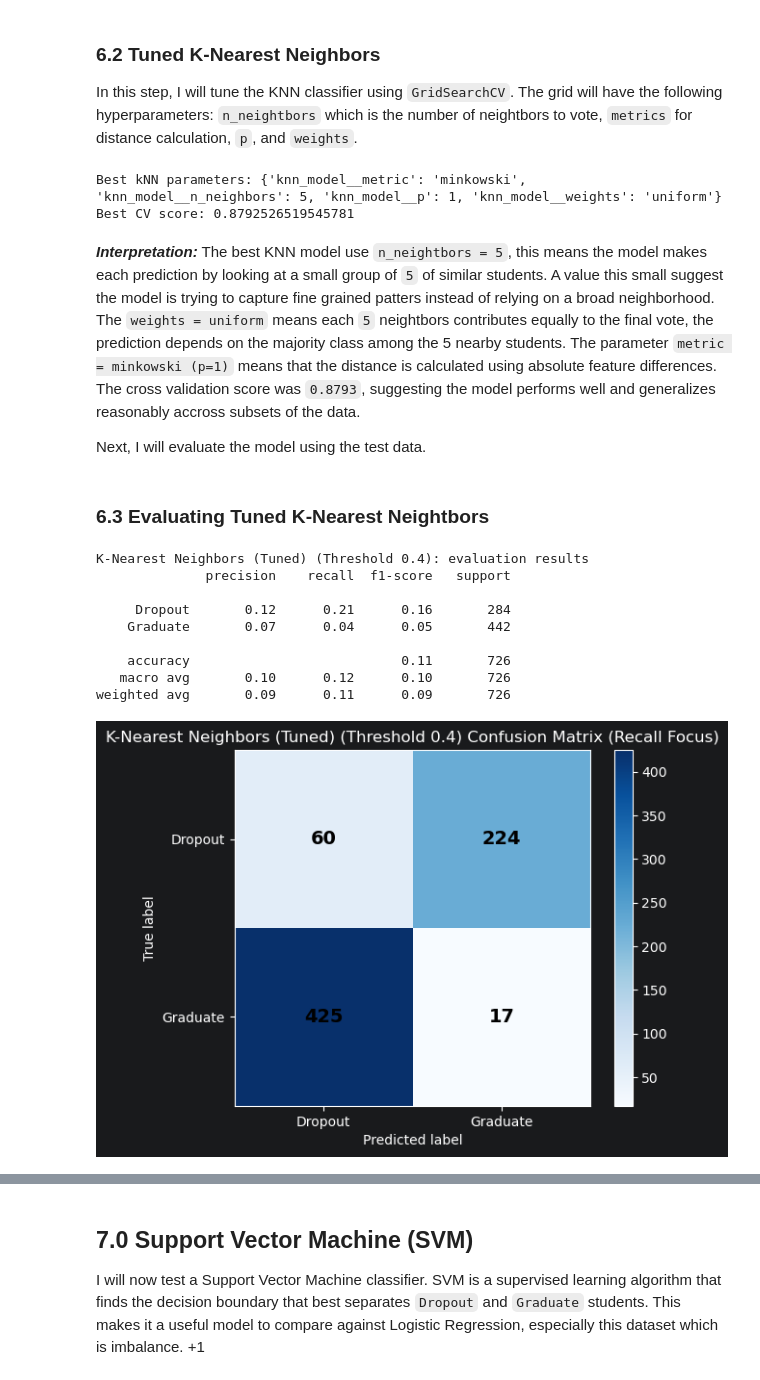
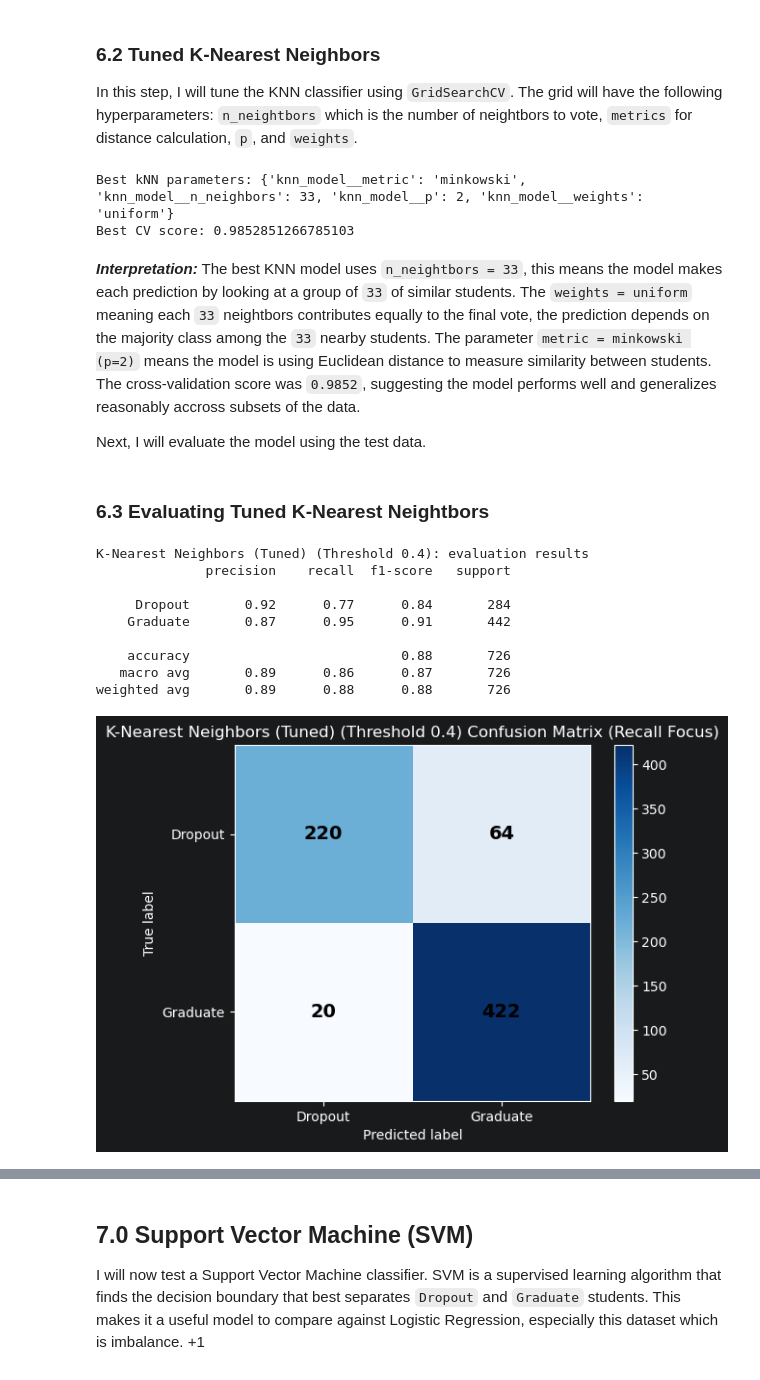
Before and after one commit to weslylaboy/student-outcome-predictor, a Jupyter notebook: notebooks/03_classification_model.ipynb, the cells around one changed output, grey strips where cells are left out. Saved outputs shown, nothing was run; the diff lists cells and outputs as text; code cells hidden in the pictures.

Commit message:
Add support for running on Google Colab. Add SMOTE. Fix threshold logic and update models evaluation.

```diff
--- a/notebooks/03_classification_model.ipynb
+++ b/notebooks/03_classification_model.ipynb
@@ -587,12 +621,13 @@ grid_search = GridSearchCV(
     dt_pipeline,
     param_grid,
     cv=5,  # 5-fold cross-validation
-    scoring='f1_macro',  # for imbalanced multiclass
+    scoring='recall',
     n_jobs=-1
 )
 
 grid_search.fit(X_train, y_train)
 
 print("Best parameters:", grid_search.best_params_)
-best_model = grid_search.best_estimator_
+best_dt_model = grid_search.best_estimator_
+print(grid_search.best_score_)
 # %% [output]
@@ -639,0 +674,21 @@ temp_results
+# %%
+dt_pipeline = ImbPipeline([
+    ('preprocessor', preprocessor),
+    ('smote', SMOTE(random_state=42)),
+    ('dt_model', DecisionTreeClassifier(random_state=42))
+])
+
+# Set up grid search
+grid_search = GridSearchCV(
+    dt_pipeline,
+    param_grid,
+    cv=5,  # 5-fold cross-validation
+    scoring='recall',
+    n_jobs=-1
+)
+
+grid_search.fit(X_train, y_train)
+
+print("Best parameters:", grid_search.best_params_)
+best_dt_model = grid_search.best_estimator_
+print(grid_search.best_score_)
@@ -686,7 +769,7 @@ grid_search_knn = GridSearchCV(
     knn_pipeline,
     param_grid,
     cv=5,  # 5-fold cross-validation
-    scoring='f1_macro',  # for imbalanced multiclass
+    scoring='recall',  # for imbalanced multiclass
     n_jobs=-1
 )
 
@@ -699,25 +782,25 @@ print("Best CV score:", grid_search_knn.best_score_)
 # Get best model
 best_knn_model = grid_search_knn.best_estimator_
 # %% [output]
-Best kNN parameters: {'knn_model__metric': 'minkowski', 'knn_model__n_neighbors': 5, 'knn_model__p': 1, 'knn_model__weights': 'uniform'}
-Best CV score: 0.8792526519545781
+Best kNN parameters: {'knn_model__metric': 'minkowski', 'knn_model__n_neighbors': 33, 'knn_model__p': 2, 'knn_model__weights': 'uniform'}
+Best CV score: 0.9852851266785103
 # %% [markdown]
-***Interpretation:*** The best KNN model use `n_neightbors = 5`, this means the model makes each prediction by looking at a small group of `5` of similar students. A value this small suggest the model is trying to capture fine grained patters instead of relying on a broad neighborhood. The `weights = uniform` means each `5` neightbors contributes equally to the final vote, the prediction depends on the majority class among the 5 nearby students. The parameter `metric = minkowski (p=1)` means that the distance is calculated using absolute feature differences.  The cross validation score was `0.8793`, suggesting the model performs well and generalizes reasonably accross subsets of the data.
+***Interpretation:*** The best KNN model uses `n_neightbors = 33`, this means the model makes each prediction by looking at a group of `33` of similar students. The `weights = uniform` meaning each `33` neightbors contributes equally to the final vote, the prediction depends on the majority class among the `33` nearby students. The parameter `metric = minkowski (p=2)` means the model is using Euclidean distance to measure similarity between students.  The cross-validation score was `0.9852`, suggesting the model performs well and generalizes reasonably accross subsets of the data.
 
 Next, I will evaluate the model using the test data.
 # %% [markdown]
 ### 6.3 Evaluating Tuned K-Nearest Neightbors
 # %%
-y_pred_knn = predict_with_threshold(grid_search_knn, X_test, y_test, threshold=0.4, model_name='K-Nearest Neighbors (Tuned)')
+y_pred_knn = predict_with_threshold(best_knn_model, X_test, y_test, threshold=0.4, model_name='K-Nearest Neighbors (Tuned)')
 # %% [output]
 K-Nearest Neighbors (Tuned) (Threshold 0.4): evaluation results
               precision    recall  f1-score   support
 
-     Dropout       0.12      0.21      0.16       284
-    Graduate       0.07      0.04      0.05       442
+     Dropout       0.92      0.77      0.84       284
+    Graduate       0.87      0.95      0.91       442
 
-    accuracy                           0.11       726
-   macro avg       0.10      0.12      0.10       726
-weighted avg       0.09      0.11      0.09       726
+    accuracy                           0.88       726
+   macro avg       0.89      0.86      0.87       726
+weighted avg       0.89      0.88      0.88       726
-[figure, old version]
+[figure, new version]
 # %% [markdown]
```
Also changed, not shown: parts of 48 cells of this notebook, 1 other file.
